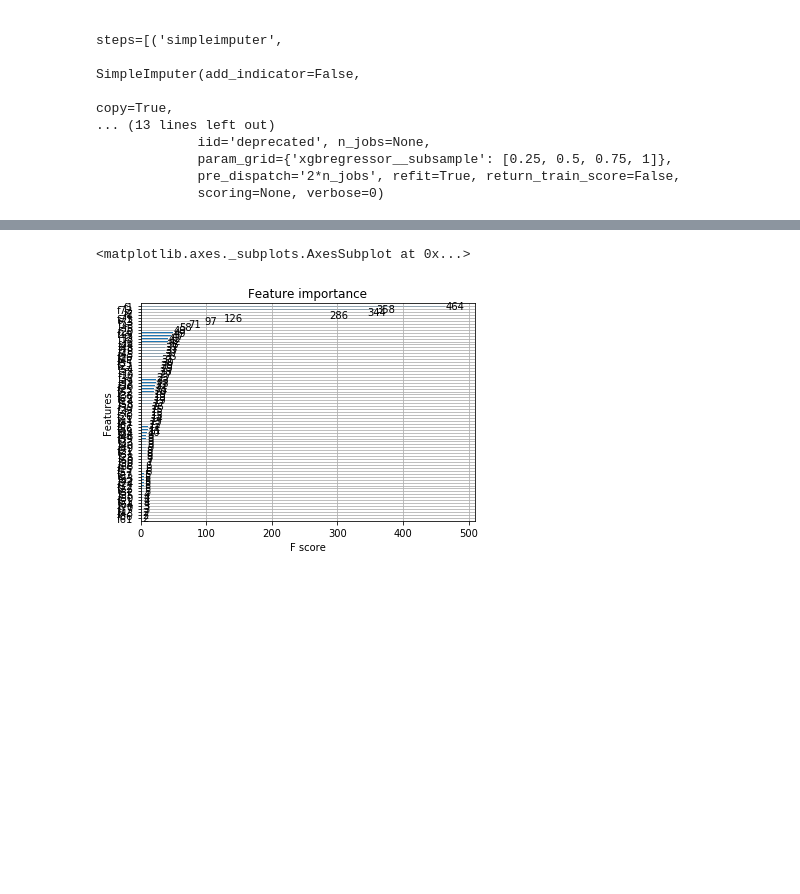
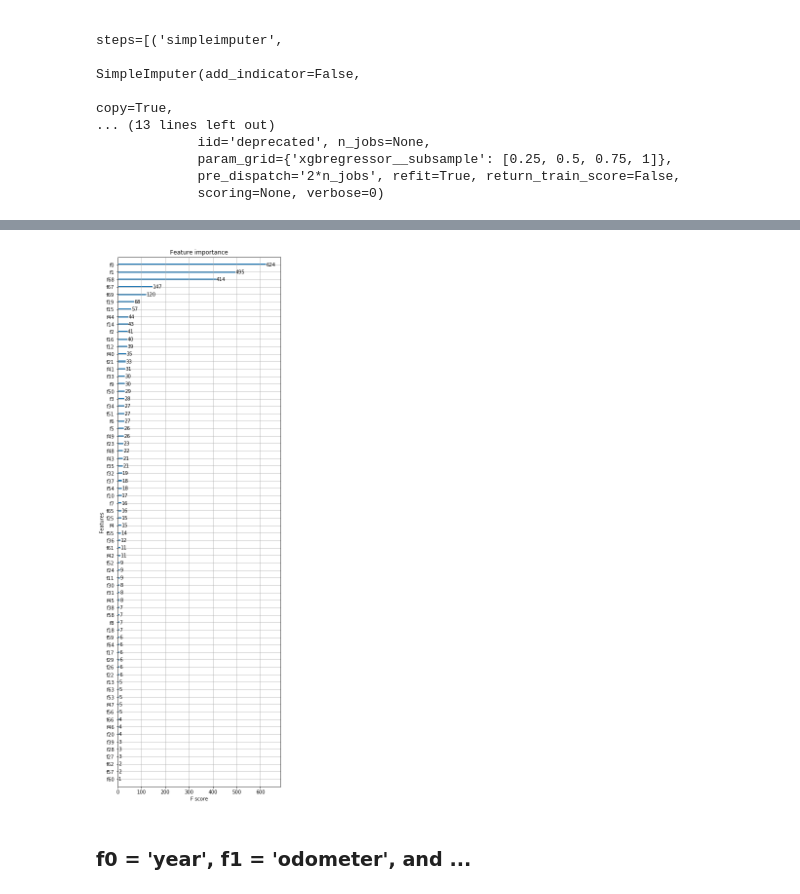
Before and after one commit to catherinedu/AML_HW3, a Jupyter notebook: merged.ipynb, the cells around one changed output, grey strips where cells are left out. Drawn from its saved outputs; the diff is of its cells as text; code cells hidden in the pictures; blank space fills up the shorter version.

```diff
--- a/merged.ipynb
+++ b/merged.ipynb
@@ -178,5 +196,8 @@ xgb_grid.best_score_
 # %%
-plot_importance(xgb_grid.best_estimator_['xgbregressor'].get_booster())
+plot_importance(xgb_grid.best_estimator_.get_params()['xgbregressor'].get_booster())
+fig = plt.gcf()
+fig.set_figheight(20)
 # %% [output]
-<matplotlib.axes._subplots.AxesSubplot at 0x...>
-[figure, old version]
+[figure, new version]
+# %% [markdown]
+### f0 = 'year', f1 = 'odometer', and ...
```
Also changed, not shown: parts of 22 cells of this notebook.
